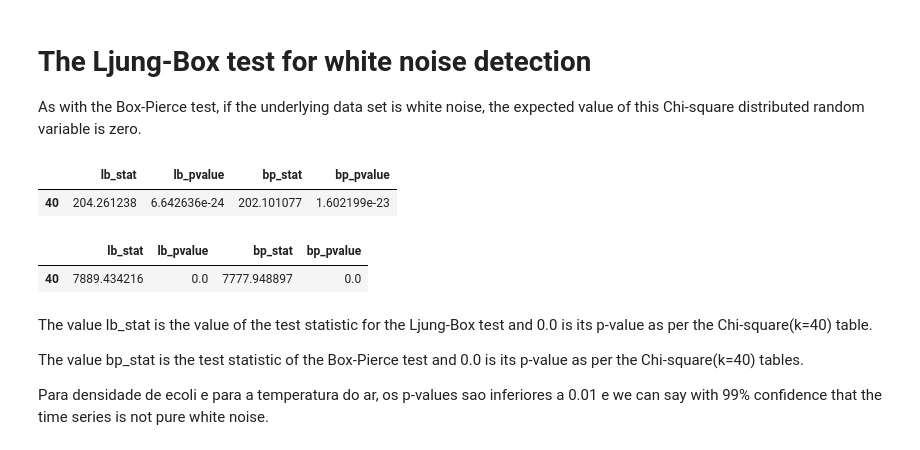
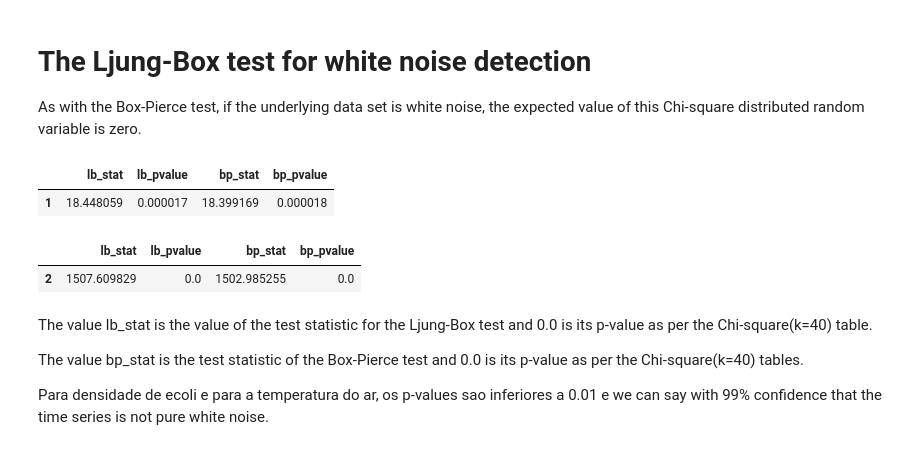
Before and after one commit to AnaClaraLF/ENS410064, a Jupyter notebook: scripts/Atividade2_20231018.ipynb, the cells around one changed output. Drawn from its saved outputs; the diff is of its cells as text; code cells hidden in the pictures.

```diff
--- a/scripts/Atividade2_20231018.ipynb
+++ b/scripts/Atividade2_20231018.ipynb
@@ -135,7 +135,8 @@ import math
 from matplotlib import pyplot as plt
 
 #load the data set into a pandas data frame
-dfbal = pd.read_csv('C:/Users/anafranco/Documents/ENS410064/balnBCfill.csv', header=0, index_col=0,
+#dfbal = pd.read_csv('C:/Users/anafranco/Documents/ENS410064/balnBCfill.csv', header=0, index_col=0,
+dfbal = pd.read_csv('d:/ENS410064/Dados/brutos/IMA/balnBCfill.csv', header=0, index_col=0,
                  parse_dates=['DATA'], date_format={'DATA': '%d/%m/%Y'})
 
 print(dfbal.index) #confere que a coluna de data é indice
@@ -209,15 +210,15 @@ There is wave-like pattern in the auto-correlation plot that indicates that ther
 # %%
 import statsmodels.stats.diagnostic as diag
 
-diag.acorr_ljungbox(dfbal['ecoli'], lags=[40], boxpierce=True, model_df=0, period=None, return_df=None)
+diag.acorr_ljungbox(dfbal['ecoli'], lags=[1], boxpierce=True, model_df=0, period=None, return_df=None)
 # %% [output]
 |  | lb_stat | lb_pvalue | bp_stat | bp_pvalue |
-| 40 | 204.261238 | 6.642636e-24 | 202.101077 | 1.602199e-23 |
+| 1 | 18.448059 | 0.000017 | 18.399169 | 0.000018 |
 # %%
-diag.acorr_ljungbox(dfbal['tagua'], lags=[40], boxpierce=True, model_df=0, period=None, return_df=None)
+diag.acorr_ljungbox(dfbal['tagua'], lags=[2], boxpierce=True, model_df=0, period=None, return_df=None)
 # %% [output]
 |  | lb_stat | lb_pvalue | bp_stat | bp_pvalue |
-| 40 | 7889.434216 | 0.0 | 7777.948897 | 0.0 |
+| 2 | 1507.609829 | 0.0 | 1502.985255 | 0.0 |
 # %% [markdown]
 The value lb_stat is the value of the test statistic for the Ljung-Box test and 0.0 is its p-value as per the Chi-square(k=40) table.
 
```
Also changed, not shown: parts of 2 cells of this notebook.
